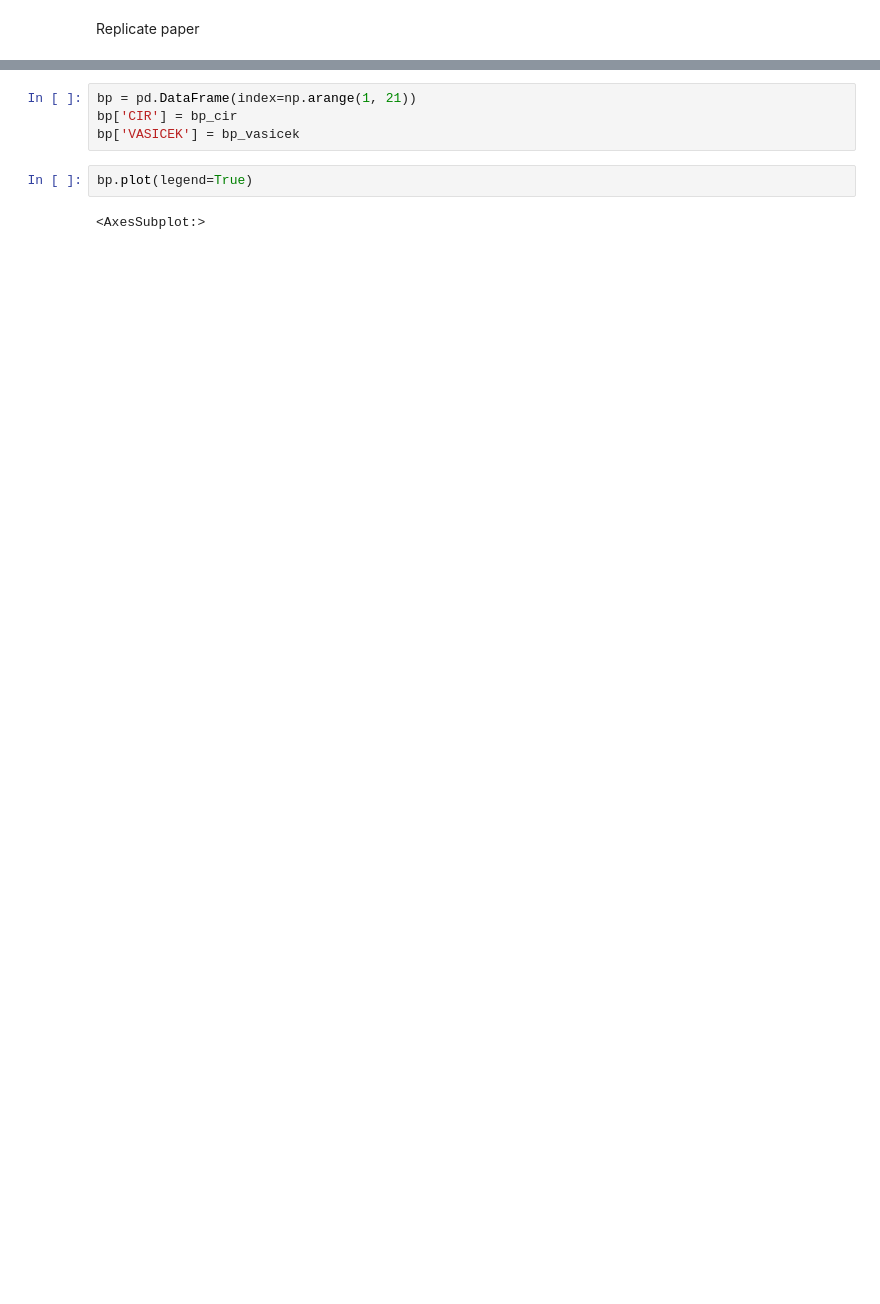
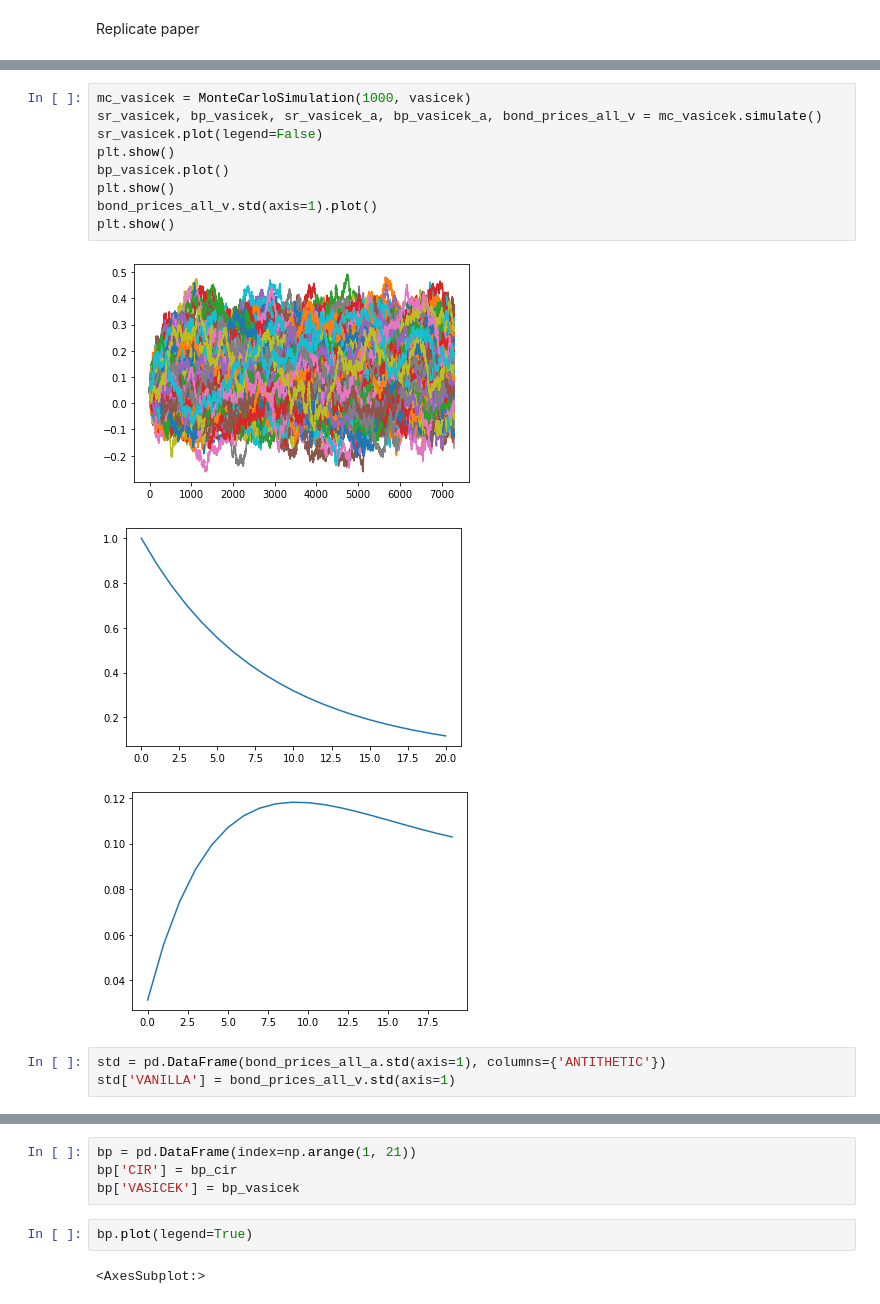
Before and after one commit to upathare1/Advanced-Term-Structures, a Jupyter notebook: Code/AFP.ipynb, the cells around one changed output, grey strips where cells are left out. Drawn from its saved outputs; the diff is of its cells as text; blank space fills up the shorter version.

```diff
--- a/Code/AFP.ipynb
+++ b/Code/AFP.ipynb
@@ -105,0 +236,16 @@ plt.show()
+# %%
+mc_vasicek = MonteCarloSimulation(1000, vasicek)
+sr_vasicek, bp_vasicek, sr_vasicek_a, bp_vasicek_a, bond_prices_all_v = mc_vasicek.simulate()
+sr_vasicek.plot(legend=False)
+plt.show()
+bp_vasicek.plot()
+plt.show()
+bond_prices_all_v.std(axis=1).plot()
+plt.show()
+# %% [output]
+[figure, added]
+[figure, added]
+[figure, added]
+# %%
+std = pd.DataFrame(bond_prices_all_a.std(axis=1), columns={'ANTITHETIC'})
+std['VANILLA'] = bond_prices_all_v.std(axis=1)
```
Also changed, not shown: parts of 12 cells of this notebook.
